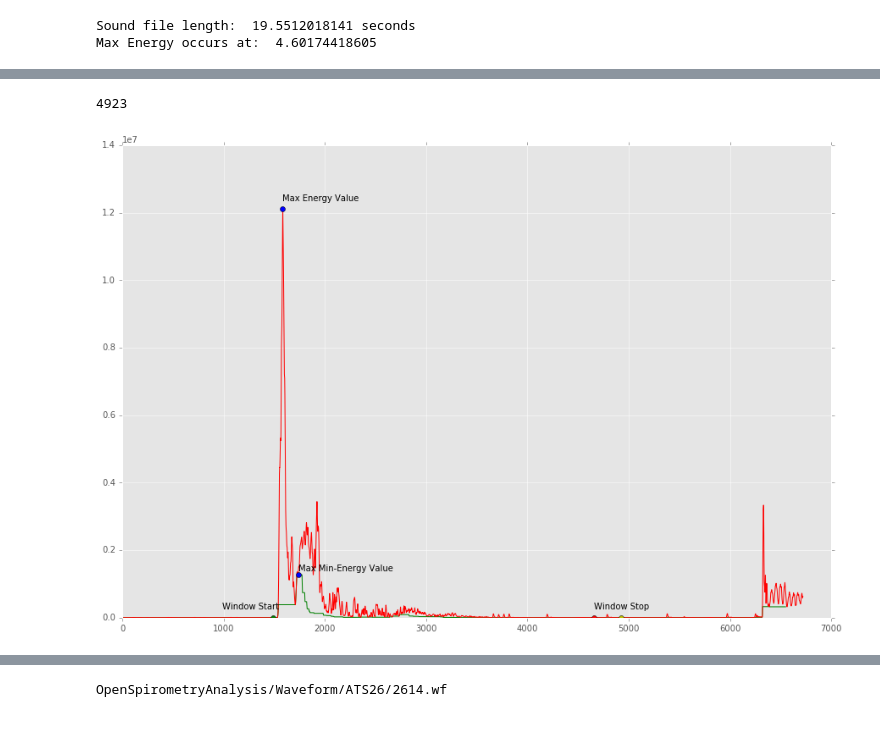
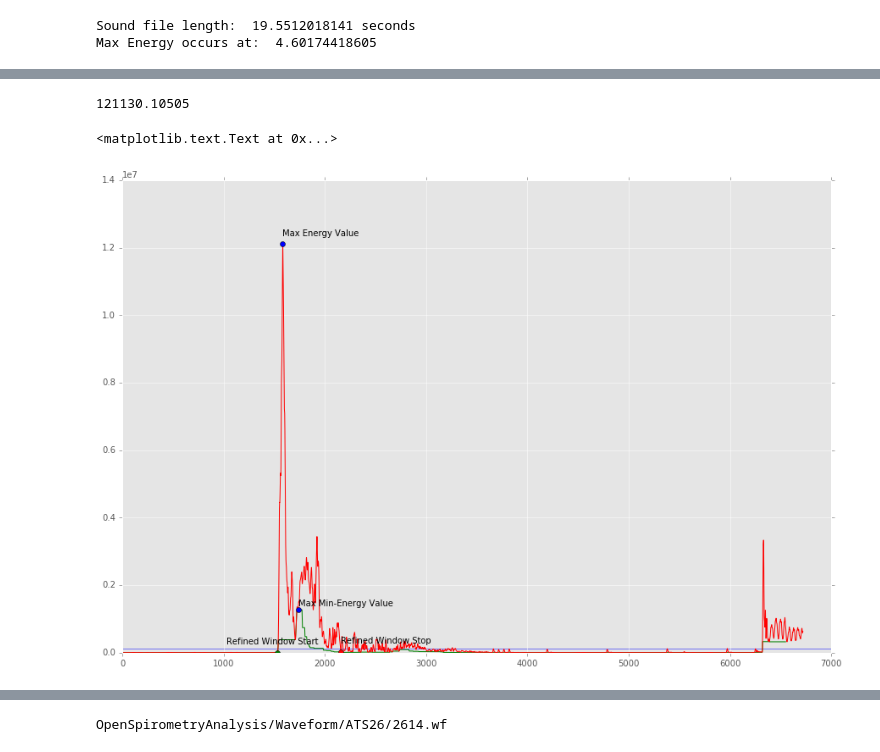
Before and after one commit to SMU-Ubicomp-Lab/OpenSpirometryAnalysis, a Jupyter notebook: AlgorithmDevelopment.ipynb, the cells around one changed output, grey strips where cells are left out. Drawn from its saved outputs; the diff is of its cells as text; code cells hidden in the pictures.

```diff
--- a/AlgorithmDevelopment.ipynb
+++ b/AlgorithmDevelopment.ipynb
@@ -282,0 +352,17 @@ Num Windows: 6550
+# %%
+# WINDOW STOP
+# Begin at window_start + max effort length and work backwards to find end of window
+curr_loc = window_start + time_to_index(max_effort_length, sampling_rate_columns)
+
+percent_max = min_values[curr_loc] / max_energy
+while percent_max < significance_threshold and curr_loc > window_start:
+    curr_loc -= 1
+    percent_max = min_values[curr_loc] / max_energy
+
+window_stop = curr_loc
+
+
+while min_values[curr_loc] > min_values[curr_loc + 1]:
+    curr_loc += 1
+
+refined_window_stop = curr_loc + window_size
@@ -283,62 +384,34 @@ Num Windows: 6550
 # %%
-slope_threshold = 5.0
-max_effort_length = 10.0
-
-# Create variables for the start/stop points of the primary sound window
-window_start = 0
-window_stop = 0
-
-
-# Begin at max energy and work backwards to find beginning of window
-curr_loc = max_loc
-slope = min_values[curr_loc] - min_values[curr_loc - 1]
-
-while slope >= slope_threshold:
-    curr_loc -= 1
-    slope = min_values[curr_loc] - min_values[curr_loc - 1]
-
-window_start = curr_loc - 100
-
+significance_bar = significance_threshold * max_energy
+print significance_bar
 
 fig = plt.figure(figsize=(15,10))
 ax = fig.add_subplot(1, 1, 1)
 plt.plot(min_values, "g")
 
 # ax2 = ax.twinx()
 # ax2.plot(energy, 'r')
 plt.plot(energy, 'r')
+ax.axhline(y=significance_bar,xmin=0,xmax=len(energy),c="blue",linewidth=0.5,zorder=0)
 
 plt.plot(max_loc, max(energy), 'ob')
 ax.text(max_loc, max(energy) + max(energy)*.02, 'Max Energy Value')
 
 plt.plot(max_min_loc, max(min_values), 'ob')
 ax.text(max_min_loc, max(min_values) + max(min_values)*.1, 'Max Min-Energy Value')
 
-plt.plot(window_start, min_values[window_start], 'og')
-ax.text(window_start - 500, min_values[window_start] + max(min_values)*.2, 'Window Start')
+# plt.plot(window_start, min_values[window_start], 'og')
+# ax.text(window_start - 500, min_values[window_start] + max(min_values)*.2, 'Window Start')
 
+plt.plot(refined_window_start, min_values[refined_window_start], 'og')
+ax.text(refined_window_start - 500, min_values[refined_window_start] + max(min_values)*.2, 'Refined Window Start')
 
+# plt.plot(window_stop, min_values[window_stop], 'or')
+# ax.text(window_stop, min_values[window_stop] + max(min_values)*.2, 'Window Stop')
 
-# Begin at window_start + max effort length and work backwards to find end of window
-curr_loc = window_start + time_to_index(max_effort_length, sampling_rate_columns)
-print curr_loc
-
-plt.plot(curr_loc, min_values[curr_loc], 'oy')
-
-slope = min_values[curr_loc] - min_values[curr_loc - 1]
-while slope <= 1.02:
-    curr_loc -= 1
-    slope = abs(min_values[curr_loc]/min_values[curr_loc - 1])
-
-window_stop = curr_loc
-
-plt.plot(window_stop, min_values[window_stop], 'or')
-ax.text(window_stop, min_values[window_stop] + max(min_values)*.2, 'Window Stop')
-
-
-window_start_time = index_to_time(window_start, sampling_rate_columns)
-window_stop_time = index_to_time(window_stop, sampling_rate_columns)
-max_energy_time = index_to_time(max_loc, sampling_rate_columns)
+plt.plot(refined_window_stop, min_values[refined_window_stop], 'or')
+ax.text(refined_window_stop, min_values[refined_window_stop] + max(min_values)*.2, 'Refined Window Stop')
 # %% [output]
-4923
+121130.10505
+<matplotlib.text.Text at 0x...>
-[figure, old version]
+[figure, new version]
```
Also changed, not shown: parts of 12 cells of this notebook.
